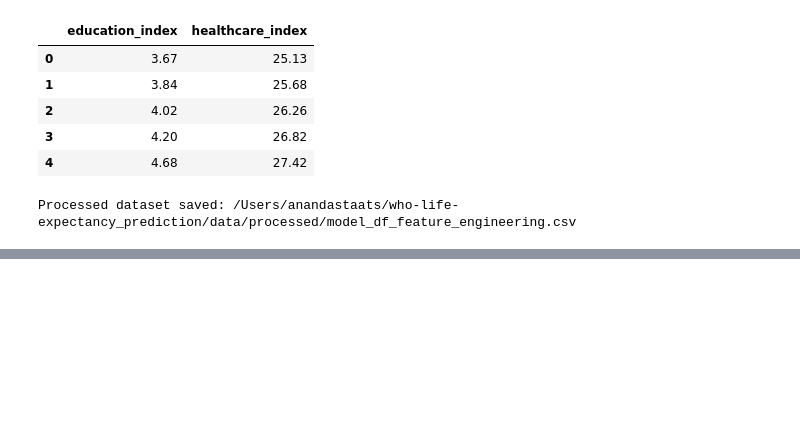
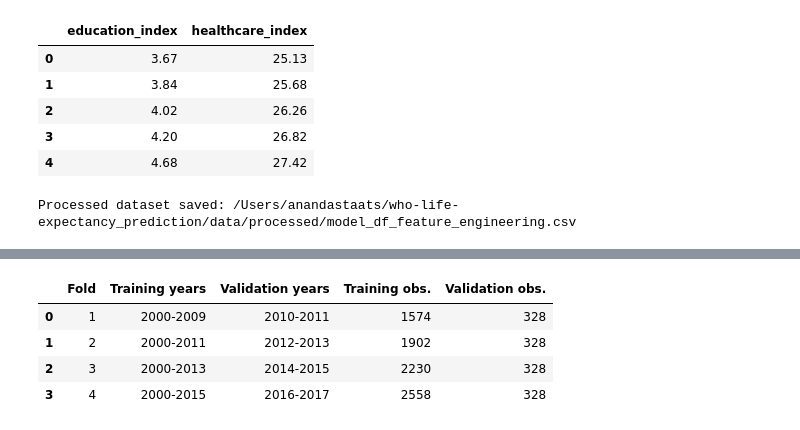
Before and after one commit to ananda-pires/who_life_expectancy_prediction, a Jupyter notebook: notebooks/life_expectancy.ipynb, the cells around one changed output, grey strips where cells are left out. Drawn from its saved outputs; the diff is of its cells as text; code cells hidden in the pictures; blank space fills up the shorter version.

```diff
--- a/notebooks/life_expectancy.ipynb
+++ b/notebooks/life_expectancy.ipynb
@@ -2600,0 +1645,30 @@ Model successfully reloaded.
+# %%
+# =============================================================================
+# 5.1 Forward-chaining validation folds (inside 2000-2017)
+# =============================================================================
+
+cv_splits = forward_chaining_splits(years_train)
+
+fold_table = pd.DataFrame(
+    [
+        {
+            "Fold": k,
+            "Training years": f"{years_train[a].min()}-{years_train[a].max()}",
+            "Validation years": f"{years_train[b].min()}-{years_train[b].max()}",
+            "Training obs.": len(a),
+            "Validation obs.": len(b),
+        }
+        for k, (a, b) in enumerate(cv_splits, 1)
+    ]
+)
+
+for a, b in cv_splits:
+    assert years_train[a].max() < years_train[b].min()
+
+display(fold_table)
+# %% [output]
+|  | Fold | Training years | Validation years | Training obs. | Validation obs. |
+| 0 | 1 | 2000-2009 | 2010-2011 | 1574 | 328 |
+| 1 | 2 | 2000-2011 | 2012-2013 | 1902 | 328 |
+| 2 | 3 | 2000-2013 | 2014-2015 | 2230 | 328 |
+| 3 | 4 | 2000-2015 | 2016-2017 | 2558 | 328 |
```
Also changed, not shown: parts of 81 cells of this notebook.
